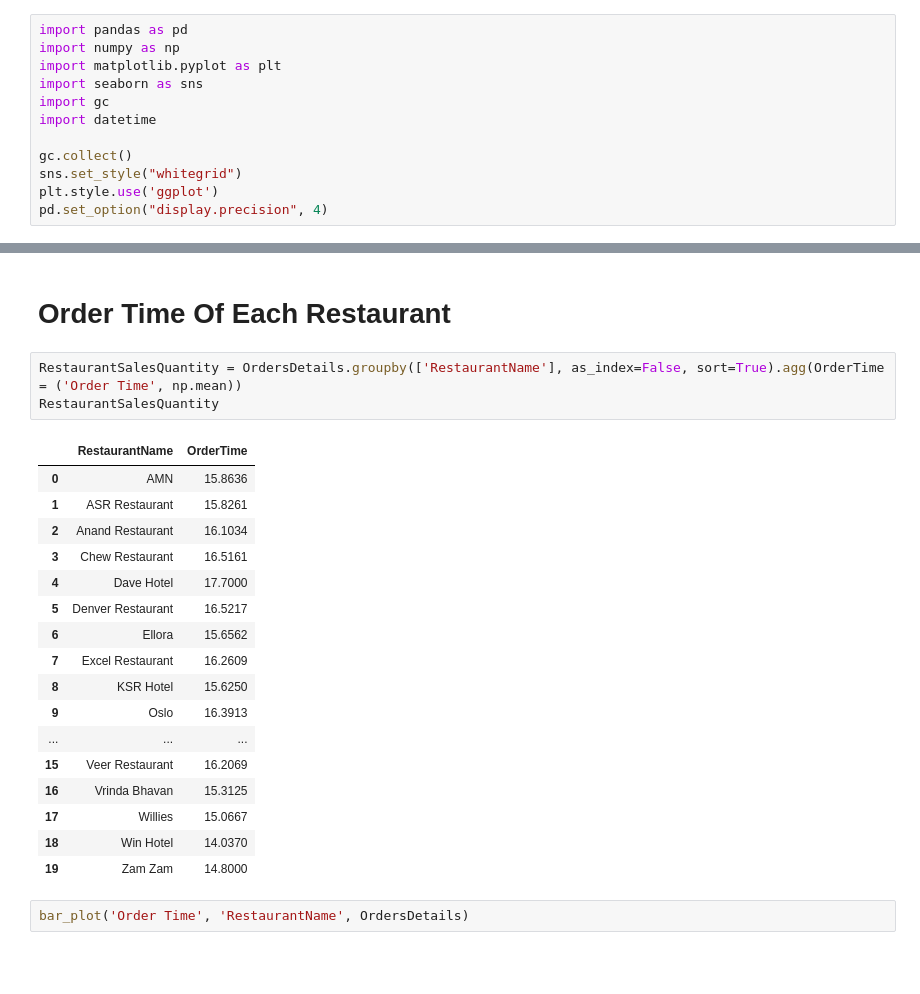
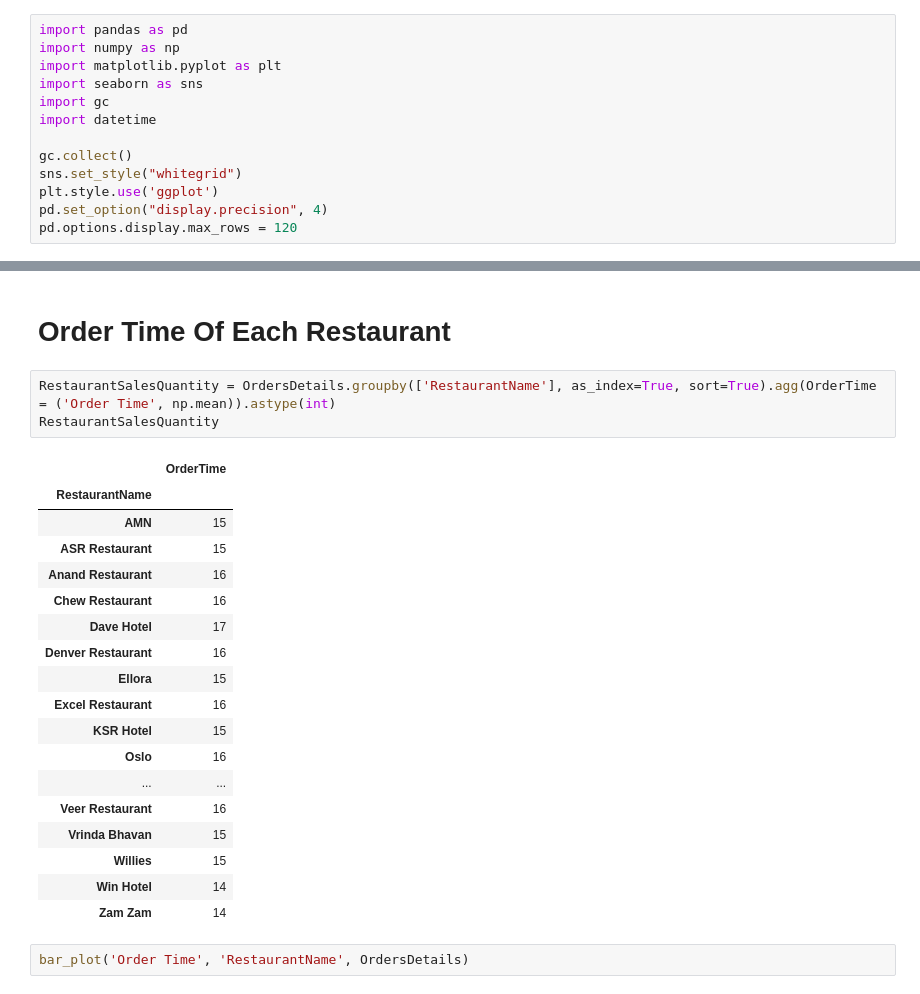
Before and after one commit to Osama-Anmar/Analysis-Restaurant-Data, a Jupyter notebook: Restaurant Sales.ipynb, the cells around one changed output, grey strips where cells are left out. Cells and saved outputs as stored; diff of their text form; blank space fills up the shorter version.

```diff
--- a/Restaurant Sales.ipynb
+++ b/Restaurant Sales.ipynb
@@ -12,6 +12,7 @@ gc.collect()
 sns.set_style("whitegrid")
 plt.style.use('ggplot')
 pd.set_option("display.precision", 4)
+pd.options.display.max_rows = 120
 # %% [markdown]
 # Ignore Warnings
 # %%
@@ -384,26 +385,27 @@ box_plot('Quantity of Items', 'RestaurantName', OrdersDetails)
 # %% [markdown]
 # Order Time Of Each Restaurant
 # %%
-RestaurantSalesQuantity = OrdersDetails.groupby(['RestaurantName'], as_index=False, sort=True).agg(OrderTime = ('Order Time', np.mean))
+RestaurantSalesQuantity = OrdersDetails.groupby(['RestaurantName'], as_index=True, sort=True).agg(OrderTime = ('Order Time', np.mean)).astype(int)
 RestaurantSalesQuantity
 # %% [output]
-|  | RestaurantName | OrderTime |
-| 0 | AMN | 15.8636 |
-| 1 | ASR Restaurant | 15.8261 |
-| 2 | Anand Restaurant | 16.1034 |
-| 3 | Chew Restaurant | 16.5161 |
-| 4 | Dave Hotel | 17.7000 |
-| 5 | Denver Restaurant | 16.5217 |
-| 6 | Ellora | 15.6562 |
-| 7 | Excel Restaurant | 16.2609 |
-| 8 | KSR Hotel | 15.6250 |
-| 9 | Oslo | 16.3913 |
-| ... | ... | ... |
-| 15 | Veer Restaurant | 16.2069 |
-| 16 | Vrinda Bhavan | 15.3125 |
-| 17 | Willies | 15.0667 |
-| 18 | Win Hotel | 14.0370 |
-| 19 | Zam Zam | 14.8000 |
+|  | OrderTime |
+| RestaurantName |  |
+| AMN | 15 |
+| ASR Restaurant | 15 |
+| Anand Restaurant | 16 |
+| Chew Restaurant | 16 |
+| Dave Hotel | 17 |
+| Denver Restaurant | 16 |
+| Ellora | 15 |
+| Excel Restaurant | 16 |
+| KSR Hotel | 15 |
+| Oslo | 16 |
+| ... | ... |
+| Veer Restaurant | 16 |
+| Vrinda Bhavan | 15 |
+| Willies | 15 |
+| Win Hotel | 14 |
+| Zam Zam | 14 |
 # %%
 bar_plot('Order Time', 'RestaurantName', OrdersDetails)
 # %% [output]
```
Also changed, not shown: parts of 13 cells of this notebook.
